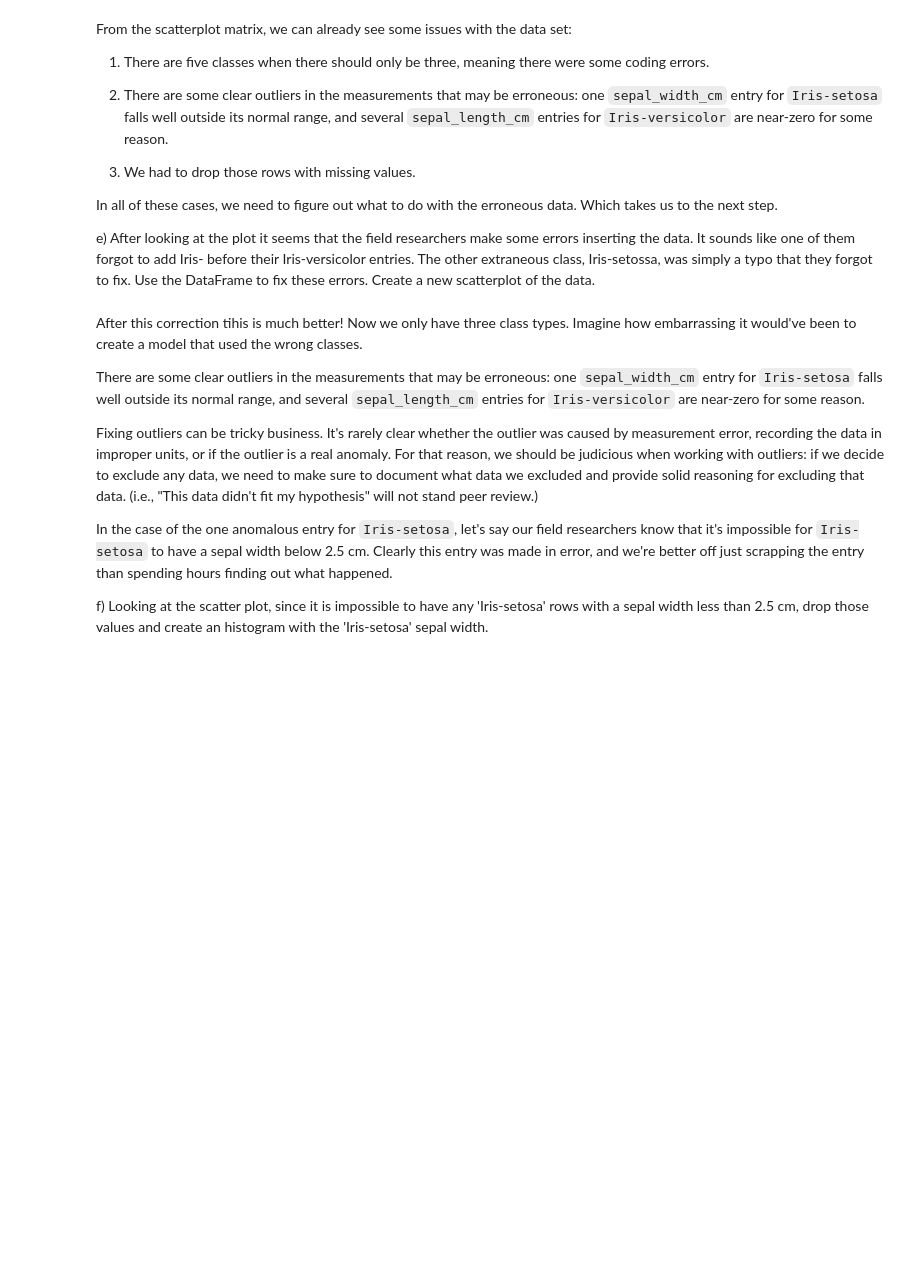
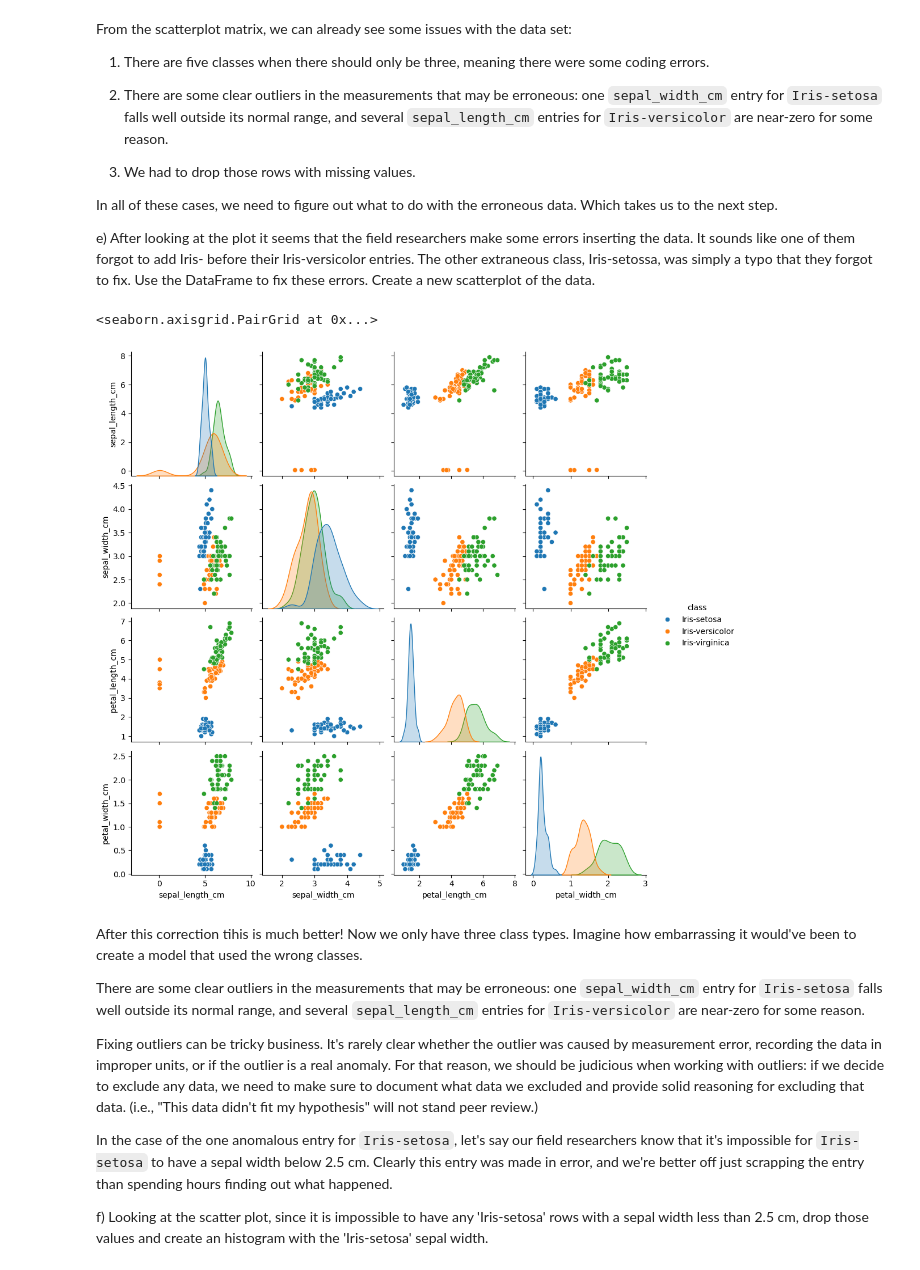
Before and after one commit to alexandre2004costa/IA_project2, a Jupyter notebook: Exercise5_IART_SupervisedLearning_Notebook/Exercise5_SupervisedLearning_ToComplete.ipynb, the cells around one changed output. Drawn from its saved outputs; the diff is of its cells as text; code cells hidden in the pictures; blank space fills up the shorter version.

```diff
--- a/Exercise5_IART_SupervisedLearning_Notebook/Exercise5_SupervisedLearning_ToComplete.ipynb
+++ b/Exercise5_IART_SupervisedLearning_Notebook/Exercise5_SupervisedLearning_ToComplete.ipynb
@@ -53,0 +87,11 @@ c)	Read again the data identifying as missing the values marked with ‘NA’. *
+# %%
+iris_data = pd.read_csv('iris-data.csv', na_values=['NA'])
+
+# Check for missing values
+print("Number of missing values in each column:")
+print(iris_data.isnull().sum())
+print("\n")
+
+# Display rows with any missing values
+print("Rows containing missing values:")
+print(iris_data[iris_data.isnull().any(axis=1)])
@@ -92,3 +161,15 @@ sb.pairplot(iris_data.dropna(), hue='class')
+# %%
+# Replace 'versicolor' with 'Iris-versicolor' and 'Iris-setossa' with 'Iris-setosa'
+iris_data['class'] = iris_data['class'].replace({
+    'versicolor': 'Iris-versicolor',
+    'Iris-setossa': 'Iris-setosa'
+})
+
+iris_data['class'].unique()
+sb.pairplot(iris_data.dropna(), hue='class')
+# %% [output]
+<seaborn.axisgrid.PairGrid at 0x...>
+[figure, added]
 # %% [markdown]
 After this correction tihis is much better! Now we only have three class types. Imagine how embarrassing it would've been to create a model that used the wrong classes.
 
```
Also changed, not shown: parts of 17 cells of this notebook, 1 other file.
